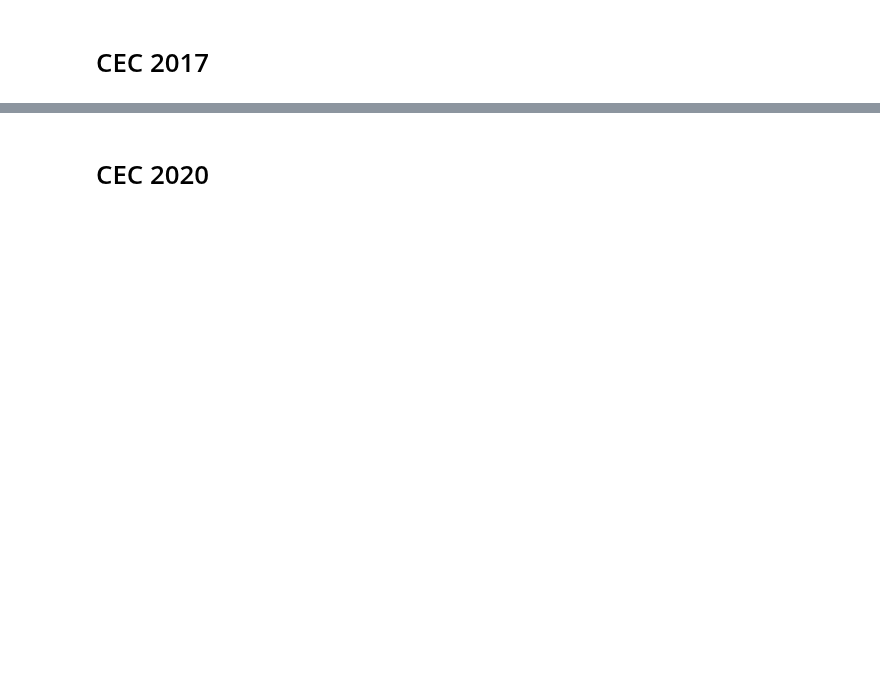
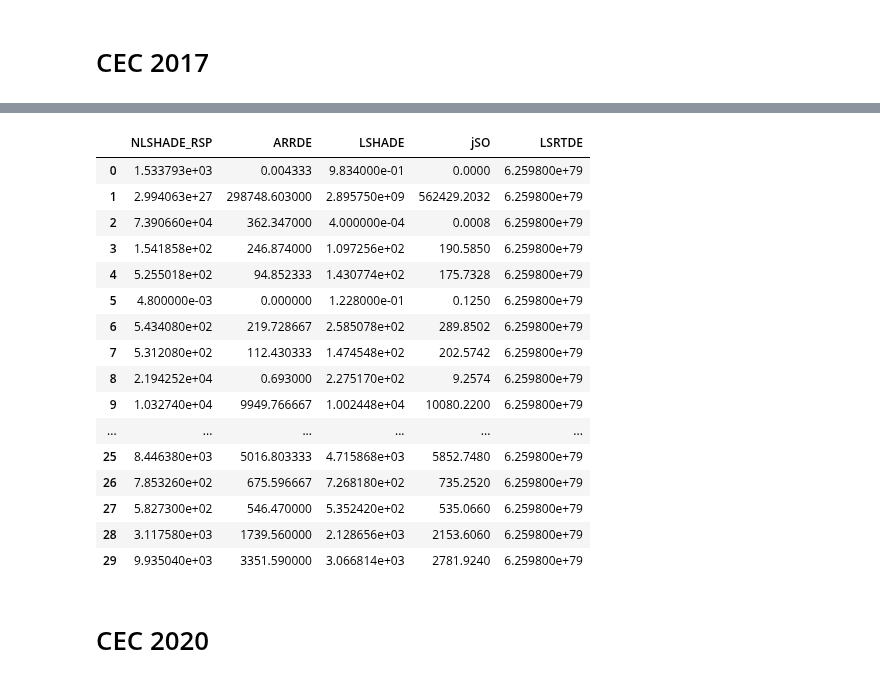
Before and after one commit to khoirulmuzakka/Minion, a Jupyter notebook: examples/cec_comp.ipynb, the cells around one changed output, grey strips where cells are left out. Cells and saved outputs as stored; diff of their text form; code cells hidden in the pictures; blank space fills up the shorter version.

```diff
--- a/examples/cec_comp.ipynb
+++ b/examples/cec_comp.ipynb
@@ -93,21 +151,42 @@ df
 # %%
 filename = "./../bin/Release/results_2017_NLSHADE_RSP_100_1000000.txt"
 data = np.loadtxt(filename, delimiter='\t')
 filename = "./../bin/Release/results_2017_ARRDE_100_1000000.txt"
 data1 = np.loadtxt(filename, delimiter='\t')
 #filename = "./../bin/Release/results_2017_j2020_100_1000000.txt"
 #data2 = np.loadtxt(filename, delimiter='\t')
 filename = "./../bin/Release/results_2017_LSHADE_100_1000000.txt"
 data3 = np.loadtxt(filename, delimiter='\t')
 filename = "./../bin/Release/results_2017_jSO_100_1000000.txt"
 data4 = np.loadtxt(filename, delimiter='\t')
+filename = "./../bin/Release/results_2017_LSRTDE_100_100000.txt"
+data5 = np.loadtxt(filename, delimiter='\t')
 df = pd.DataFrame({
     "NLSHADE_RSP" : np.mean(np.abs(data-goptimum_cec17), axis=0),
     "ARRDE" : np.mean(np.abs(data1-goptimum_cec17), axis=0),
     #"j2020" : np.mean(np.abs(data2-goptimum_cec17), axis=0),
     "LSHADE" : np.mean(np.abs(data3-goptimum_cec17), axis=0),
-     "jSO" : np.mean(np.abs(data4-goptimum_cec17), axis=0)
+     "jSO" : np.mean(np.abs(data4-goptimum_cec17), axis=0),
+     "LSRTDE" : np.mean(np.abs(data5-goptimum_cec17), axis=0)
     })
 df
+# %% [output]
+|  | NLSHADE_RSP | ARRDE | LSHADE | jSO | LSRTDE |
+| 0 | 1.533793e+03 | 0.004333 | 9.834000e-01 | 0.0000 | 6.259800e+79 |
+| 1 | 2.994063e+27 | 298748.603000 | 2.895750e+09 | 562429.2032 | 6.259800e+79 |
+| 2 | 7.390660e+04 | 362.347000 | 4.000000e-04 | 0.0008 | 6.259800e+79 |
+| 3 | 1.541858e+02 | 246.874000 | 1.097256e+02 | 190.5850 | 6.259800e+79 |
+| 4 | 5.255018e+02 | 94.852333 | 1.430774e+02 | 175.7328 | 6.259800e+79 |
+| 5 | 4.800000e-03 | 0.000000 | 1.228000e-01 | 0.1250 | 6.259800e+79 |
+| 6 | 5.434080e+02 | 219.728667 | 2.585078e+02 | 289.8502 | 6.259800e+79 |
+| 7 | 5.312080e+02 | 112.430333 | 1.474548e+02 | 202.5742 | 6.259800e+79 |
+| 8 | 2.194252e+04 | 0.693000 | 2.275170e+02 | 9.2574 | 6.259800e+79 |
+| 9 | 1.032740e+04 | 9949.766667 | 1.002448e+04 | 10080.2200 | 6.259800e+79 |
+| ... | ... | ... | ... | ... | ... |
+| 25 | 8.446380e+03 | 5016.803333 | 4.715868e+03 | 5852.7480 | 6.259800e+79 |
+| 26 | 7.853260e+02 | 675.596667 | 7.268180e+02 | 735.2520 | 6.259800e+79 |
+| 27 | 5.827300e+02 | 546.470000 | 5.352420e+02 | 535.0660 | 6.259800e+79 |
+| 28 | 3.117580e+03 | 1739.560000 | 2.128656e+03 | 2153.6060 | 6.259800e+79 |
+| 29 | 9.935040e+03 | 3351.590000 | 3.066814e+03 | 2781.9240 | 6.259800e+79 |
 # %% [markdown]
 # CEC 2020
```
Also changed, not shown: parts of 12 cells of this notebook, 3 other files.
